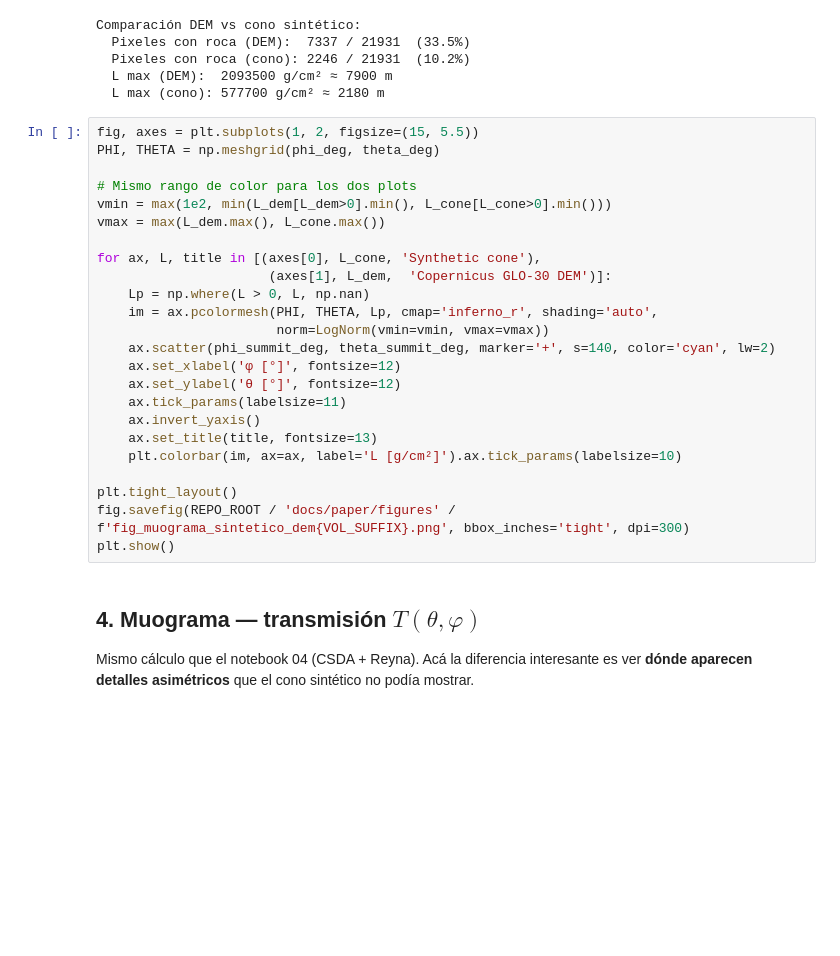
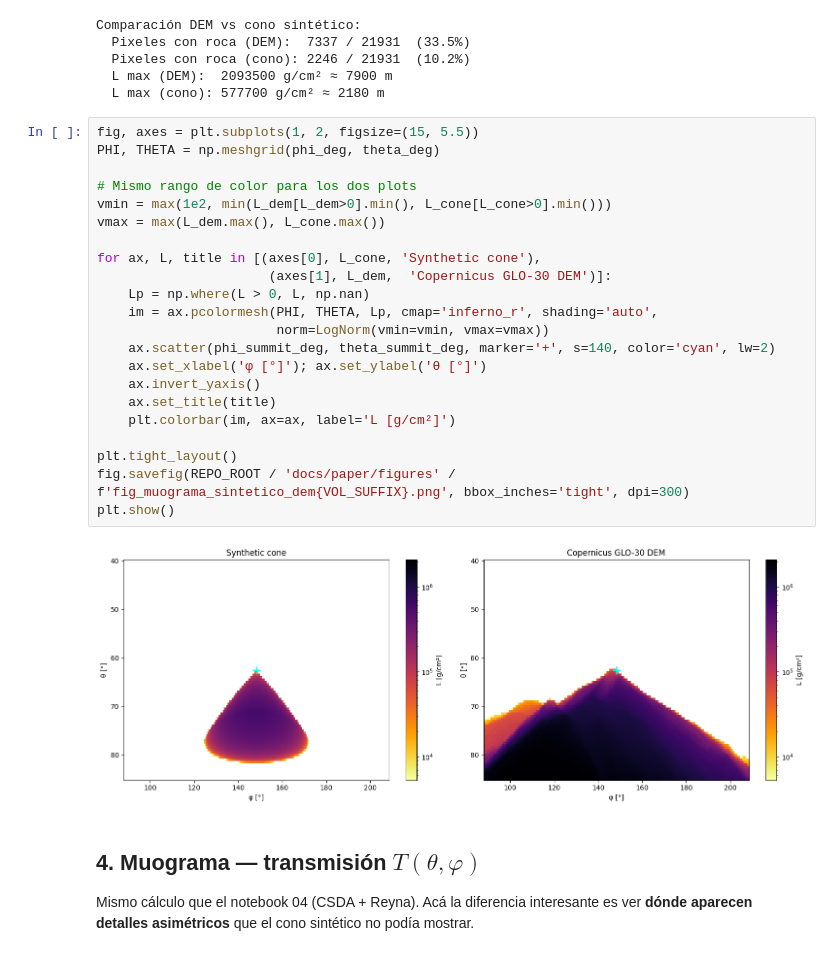
Before and after one commit to ErickDiaz/muon-tomography, a Jupyter notebook: notebooks/05_muograma_dem_fuego.ipynb, the cells around one changed output. Cells and saved outputs as stored; diff of their text form; blank space fills up the shorter version.

```diff
--- a/notebooks/05_muograma_dem_fuego.ipynb
+++ b/notebooks/05_muograma_dem_fuego.ipynb
@@ -279,27 +279,27 @@ Comparación DEM vs cono sintético:
 # %%
 fig, axes = plt.subplots(1, 2, figsize=(15, 5.5))
 PHI, THETA = np.meshgrid(phi_deg, theta_deg)
 
 # Mismo rango de color para los dos plots
 vmin = max(1e2, min(L_dem[L_dem>0].min(), L_cone[L_cone>0].min()))
 vmax = max(L_dem.max(), L_cone.max())
 
 for ax, L, title in [(axes[0], L_cone, 'Synthetic cone'),
                       (axes[1], L_dem,  'Copernicus GLO-30 DEM')]:
     Lp = np.where(L > 0, L, np.nan)
     im = ax.pcolormesh(PHI, THETA, Lp, cmap='inferno_r', shading='auto',
                        norm=LogNorm(vmin=vmin, vmax=vmax))
     ax.scatter(phi_summit_deg, theta_summit_deg, marker='+', s=140, color='cyan', lw=2)
-    ax.set_xlabel('φ [°]', fontsize=12)
-    ax.set_ylabel('θ [°]', fontsize=12)
-    ax.tick_params(labelsize=11)
+    ax.set_xlabel('φ [°]'); ax.set_ylabel('θ [°]')
     ax.invert_yaxis()
-    ax.set_title(title, fontsize=13)
-    plt.colorbar(im, ax=ax, label='L [g/cm²]').ax.tick_params(labelsize=10)
+    ax.set_title(title)
+    plt.colorbar(im, ax=ax, label='L [g/cm²]')
 
 plt.tight_layout()
 fig.savefig(REPO_ROOT / 'docs/paper/figures' / f'fig_muograma_sintetico_dem{VOL_SUFFIX}.png', bbox_inches='tight', dpi=300)
 plt.show()
+# %% [output]
+[figure, added]
 # %% [markdown]
 ## 4. Muograma — transmisión $T(θ, φ)$
 
```
Also changed, not shown: parts of 1 cell of this notebook, 2 other files.
